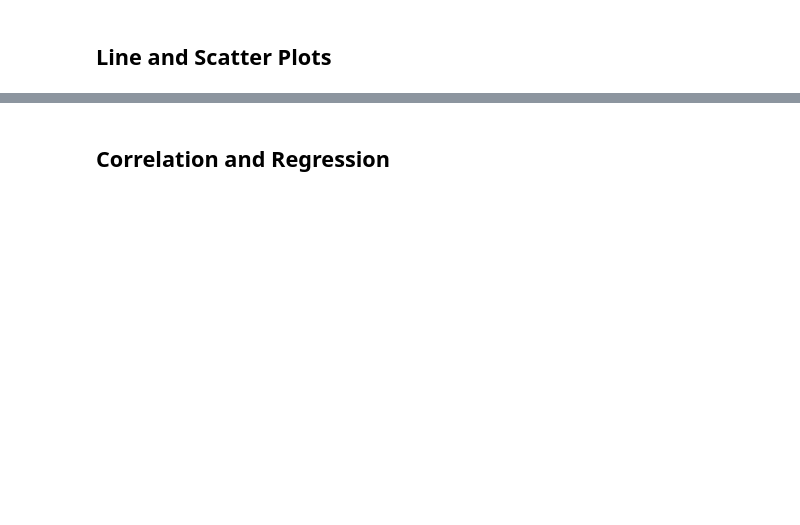
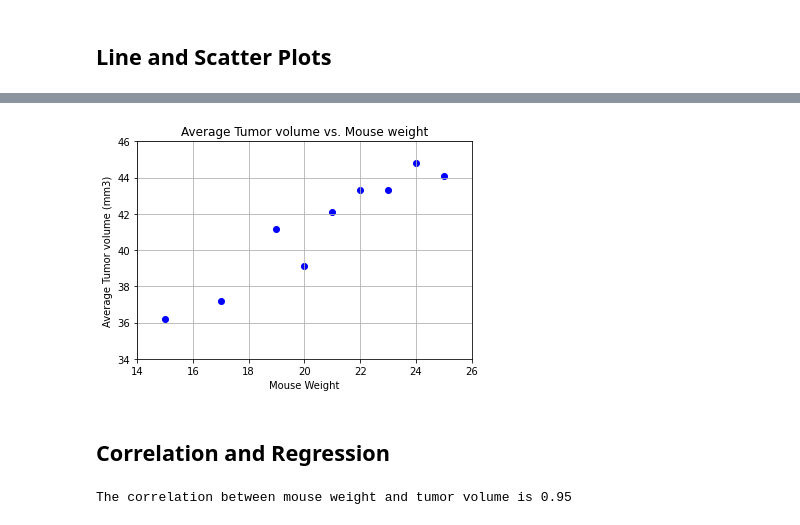
Before and after one commit to ML1758/matplotlib-challenge, a Jupyter notebook: Pymaceuticals/pymaceuticals.ipynb, the cells around one changed output, grey strips where cells are left out. Saved outputs shown, nothing was run; the diff lists cells and outputs as text; code cells hidden in the pictures; blank space fills up the shorter version.

```diff
--- a/Pymaceuticals/pymaceuticals.ipynb
+++ b/Pymaceuticals/pymaceuticals.ipynb
@@ -351,5 +384,40 @@ plt.show()
+# %%
+# Generate a scatter plot of average tumor volume vs. mouse weight for the Capomulin regimen
+
+#filter clean data set for Capomulin
+capomulin_drug_df = clean_df[(clean_df['Drug Regimen'] == 'Capomulin')]
+
+# group by weight
+capomulin_drug_group_df = capomulin_drug_df.groupby(['Weight (g)'])
+
+# get average tumor volume
+tumor_vol_y  = capomulin_drug_group_df['Tumor Volume (mm3)'].mean()
+
+# get weights tumor volume
+mouse_weight_x = capomulin_drug_group_df['Weight (g)'].unique()
+
+# plot scatter plot
+plt.xlabel('Mouse Weight')
+plt.ylabel('Average Tumor volume (mm3)')
+plt.title('Average Tumor volume vs. Mouse weight')
+plt.ylim(34,46)
+plt.xlim(14,26)
+plt.grid()
+
+plt.scatter(mouse_weight_x, tumor_vol_y, marker='o', facecolors='blue')
+
+# save an image of the scatter plot and print it to the screen
+plt.savefig('Images/AvgTumorVolbyMouseWeight_scatter_pyplot.png')
+plt.show()
+# %% [output]
+[figure, added]
 # %% [markdown]
 ## Correlation and Regression
 # %%
 # Calculate the correlation coefficient and linear regression model
 # for mouse weight and average tumor volume for the Capomulin regimen
+mouse_weight_x = [15,17,19,20,21,22,23,24,25]
+correlation = st.pearsonr(mouse_weight_x,tumor_vol_y)
+print(f"The correlation between mouse weight and tumor volume is {round(correlation[0],2)}")
+# %% [output]
+The correlation between mouse weight and tumor volume is 0.95
```
Also changed, not shown: parts of 11 cells of this notebook, 6 other files.
